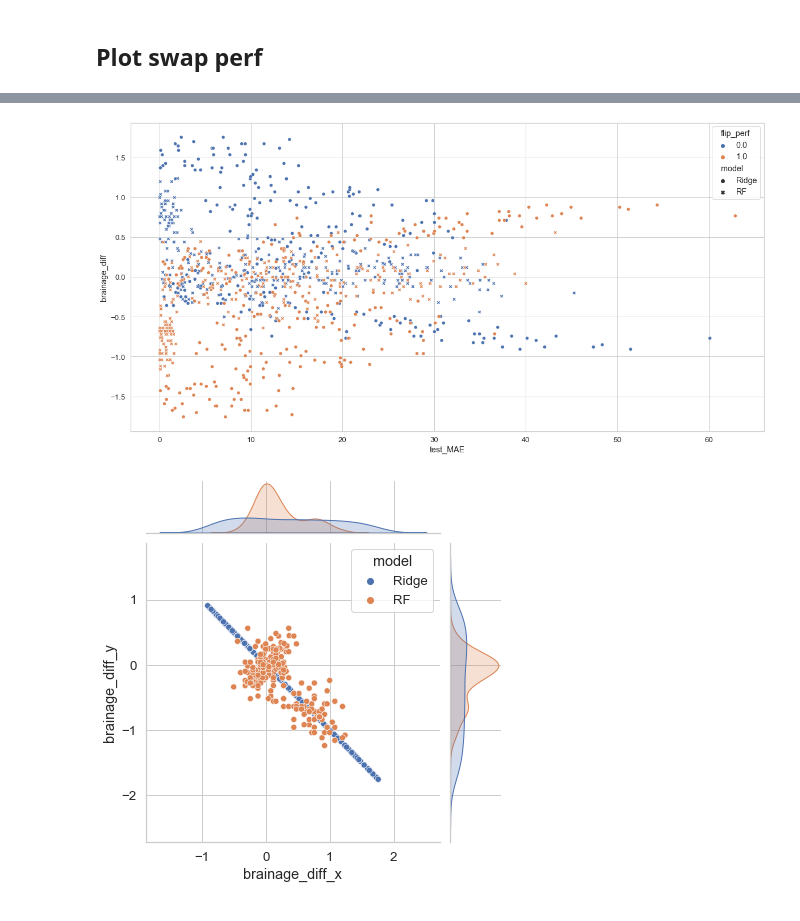
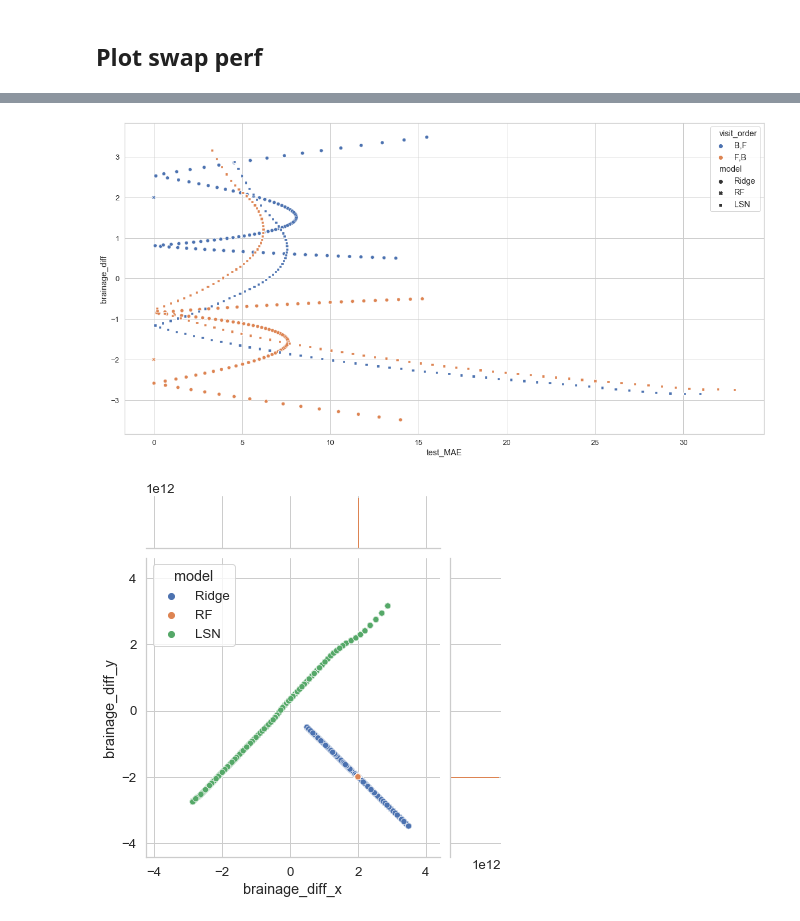
Before and after one commit to nikhil153/brain-diff, a Jupyter notebook: notebooks/7_brain_diff_sim.ipynb, the cells around one changed output, grey strips where cells are left out. Cells and saved outputs as stored; diff of their text form; code cells hidden in the pictures.

```diff
--- a/notebooks/7_brain_diff_sim.ipynb
+++ b/notebooks/7_brain_diff_sim.ipynb
@@ -439,11 +444,11 @@ epoch_loss_df
 # %%
 plot_df = perf_df.copy()
 func_type = "poly"
-shift_param = "roi_init"
-subject_variation = 0.5
+shift_param = "roi_time"
+subject_variation = 0
 followup_interval = 2
-n_samples = 1000
-n_regions = 100
+n_samples = 10000
+n_regions = 1000
 
 plot_df = plot_df[(plot_df["traj_func"]==traj_func) & (plot_df["roi_variation"]==roi_variation)]
 plot_df = plot_df[(plot_df["subject_variation"]==subject_variation) & (plot_df["followup_interval"]==followup_interval)]
@@ -464,12 +469,14 @@ with sns.axes_style("whitegrid"):
 # %%
 plot_df = perf_df.copy()
 plot_df["brainage_diff"] = plot_df["test_brainage_2"] - plot_df["test_brainage_1"]
-plot_df.loc[plot_df["flip_perf"]==1, "eid"] = plot_df[plot_df["flip_perf"]==1]["eid"] - len(y_test)/2
+plot_df.loc[plot_df["visit_order"]=="F,B", "eid"] = plot_df[plot_df["visit_order"]=="F,B"]["eid"] - len(y_test)/2
+# plot_df.loc[plot_df["visit_order"]=="B,B", "eid"] = plot_df[plot_df["visit_order"]=="B,B"]["eid"] - len(y_test)/2
+# plot_df.loc[plot_df["visit_order"]=="F,F", "eid"] = plot_df[plot_df["visit_order"]=="F,F"]["eid"] - 3*len(y_test)/4
 
-plot_df = plot_df[plot_df["model"].isin(["Ridge","RF"])]
+# plot_df = plot_df[plot_df["model"].isin(["Ridge","RF"])]
 sns.set(font_scale=1.2)
 
 with sns.axes_style("whitegrid"):
     fig, ax = plt.subplots(figsize=(20,10))
-    g = sns.scatterplot(x="eid",y="brainage_diff",hue="flip_perf", style="model", data=plot_df, ax=ax)
+    g = sns.scatterplot(x="eid",y="brainage_diff",hue="visit_order", style="model", data=plot_df, ax=ax)
 # %% [output]
@@ -477,28 +484,33 @@ with sns.axes_style("whitegrid"):
 # %%
 plot_df = perf_df.copy()
 plot_df["brainage_diff"] = plot_df["test_brainage_2"] - plot_df["test_brainage_1"]
-plot_df.loc[plot_df["flip_perf"]==1, "eid"] = plot_df[plot_df["flip_perf"]==1]["eid"] - len(y_test)/2
+plot_df.loc[plot_df["visit_order"]=="F,B", "eid"] = plot_df[plot_df["visit_order"]=="F,B"]["eid"] - len(y_test)/2
+# plot_df.loc[plot_df["visit_order"]=="B,B", "eid"] = plot_df[plot_df["visit_order"]=="B,B"]["eid"] - len(y_test)/2
+# plot_df.loc[plot_df["visit_order"]=="F,F", "eid"] = plot_df[plot_df["visit_order"]=="F,F"]["eid"] - 3*len(y_test)/4
 
 plot_df["test_MAE"] = 0.5 * (plot_df["test_MAE1"] + plot_df["test_MAE1"])
-plot_df = plot_df[plot_df["model"].isin(["Ridge","RF"])]
+# plot_df = plot_df[plot_df["model"].isin(["Ridge","RF"])]
 
 with sns.axes_style("whitegrid"):
     fig, ax = plt.subplots(figsize=(20,10))
-    g = sns.scatterplot(x="test_MAE",y="brainage_diff",hue="flip_perf", style="model", data=plot_df, ax=ax)
+    g = sns.scatterplot(x="test_MAE",y="brainage_diff",hue="visit_order", style="model", data=plot_df, ax=ax)
 # %% [output]
-[figure, old version]
+[figure, new version]
 # %%
 plot_df = perf_df.copy()
 plot_df["brainage_diff"] = plot_df["test_brainage_2"] - plot_df["test_brainage_1"]
-plot_df.loc[plot_df["flip_perf"]==1, "eid"] = plot_df[plot_df["flip_perf"]==1]["eid"] - len(y_test)/2
 
-plot_df1 = plot_df[plot_df["flip_perf"]==0][["eid","model","brainage_diff"]]
-plot_df2 = plot_df[plot_df["flip_perf"]==1][["eid","model","brainage_diff"]]
+plot_df.loc[plot_df["visit_order"]=="F,B", "eid"] = plot_df[plot_df["visit_order"]=="F,B"]["eid"] - len(y_test)/2
+# plot_df.loc[plot_df["visit_order"]=="B,B", "eid"] = plot_df[plot_df["visit_order"]=="B,B"]["eid"] - len(y_test)/2
+# plot_df.loc[plot_df["visit_order"]=="F,F", "eid"] = plot_df[plot_df["visit_order"]=="F,F"]["eid"] - 3*len(y_test)/4
+
+plot_df1 = plot_df[plot_df["visit_order"]=="B,F"][["eid","model","brainage_diff"]]
+plot_df2 = plot_df[plot_df["visit_order"]=="F,B"][["eid","model","brainage_diff"]]
 plot_df_long = pd.merge(plot_df1,plot_df2,on=["eid","model"])
 
-plot_df_long = plot_df_long[plot_df_long["model"].isin(["Ridge","RF"])]
+# plot_df_long = plot_df_long[plot_df_long["model"].isin(["Ridge","RF"])]
 
 with sns.axes_style("whitegrid"):
     g = sns.jointplot(x="brainage_diff_x", y="brainage_diff_y", hue="model", data=plot_df_long)
 # %% [output]
-[figure, old version]
+[figure, new version]
```
Also changed, not shown: parts of 6 cells of this notebook, 2 other files.
